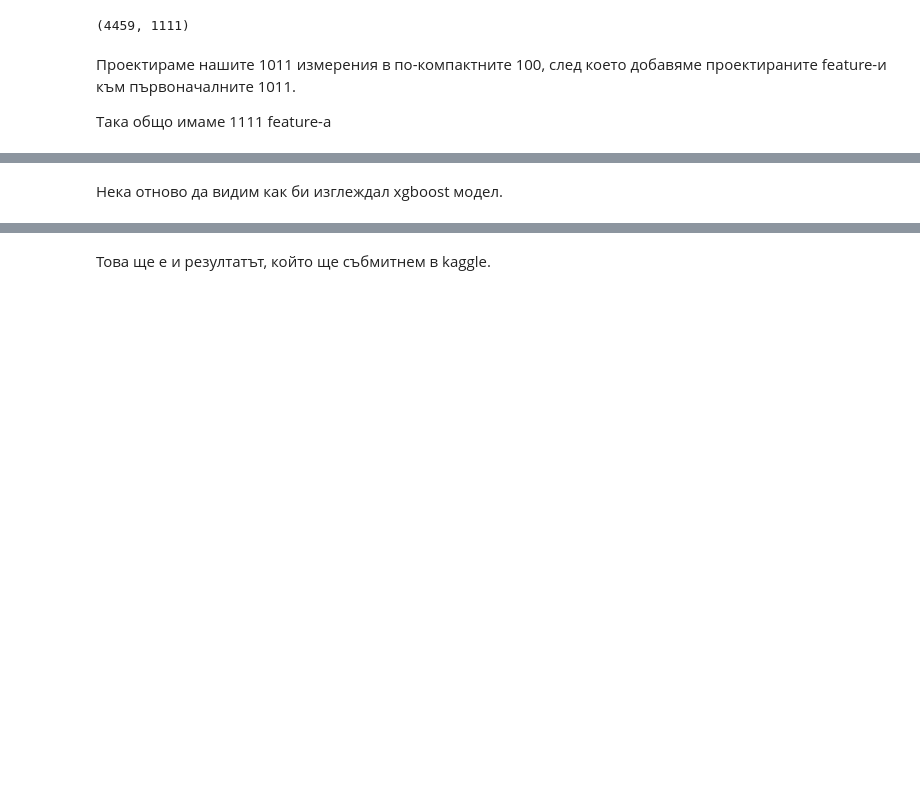
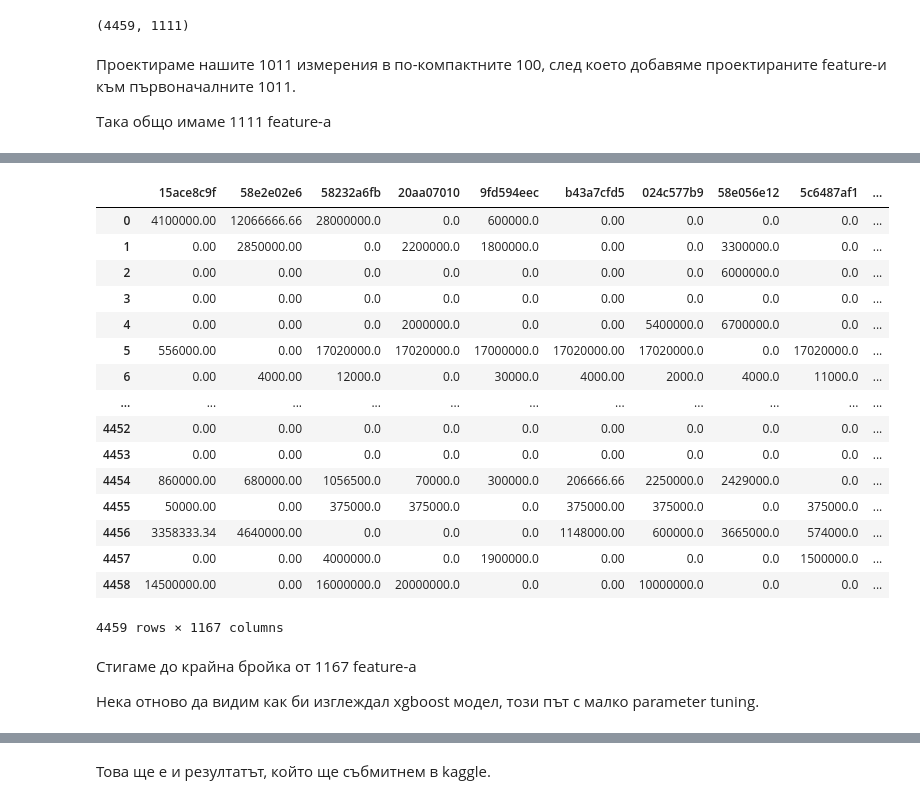
Before and after one commit to KManolov3/machineLearning, a Jupyter notebook: project/Santander Value Prediction.ipynb, the cells around one changed output, grey strips where cells are left out. Cells and saved outputs as stored; diff of their text form; code cells hidden in the pictures; blank space fills up the shorter version.

```diff
--- a/project/Santander Value Prediction.ipynb
+++ b/project/Santander Value Prediction.ipynb
@@ -344,0 +345,20 @@ train.shape
+# %%
+model = xgb.XGBRegressor(objective='reg:linear',booster='gbtree',
+                            silent=1, n_jobs = -1,
+                             random_state = 42, nthread = -1)
+model.fit(train, y_train)
+importances = model.feature_importances_
+indices_by_importance = np.argsort(importances)[::-1]
+# %%
+N_MOST_IMPORTANT_FEATURES = 10
+most_important_train = train.iloc[:,indices_by_importance[:N_MOST_IMPORTANT_FEATURES].tolist()]
+most_important_test = test.iloc[:,indices_by_importance[:N_MOST_IMPORTANT_FEATURES].tolist()]
+most_important_train.fillna(0, inplace=True)
+most_important_test.fillna(0, inplace=True)
+train = train.drop(most_important_train, axis=1)
+test = test.drop(most_important_test, axis=1)
+
+polynomial = PolynomialFeatures(degree=2, include_bias=True, interaction_only=False)
+transformed_train = polynomial.fit_transform(most_important_train)
+transformed_test = polynomial.fit_transform(most_important_test)
+pd.DataFrame(transformed_train).describe()
@@ -345,2 +376,26 @@ train.shape
+# %%
+train = pd.concat([train,pd.DataFrame(transformed_train)], axis = 1)
+test = pd.concat([test,pd.DataFrame(transformed_test)], axis = 1)
+train
+# %% [output]
+|  | 15ace8c9f | 58e2e02e6 | 58232a6fb | 20aa07010 | 9fd594eec | b43a7cfd5 | 024c577b9 | 58e056e12 | 5c6487af1 | ... |
+| 0 | 4100000.00 | 12066666.66 | 28000000.0 | 0.0 | 600000.0 | 0.00 | 0.0 | 0.0 | 0.0 | ... |
+| 1 | 0.00 | 2850000.00 | 0.0 | 2200000.0 | 1800000.0 | 0.00 | 0.0 | 3300000.0 | 0.0 | ... |
+| 2 | 0.00 | 0.00 | 0.0 | 0.0 | 0.0 | 0.00 | 0.0 | 6000000.0 | 0.0 | ... |
+| 3 | 0.00 | 0.00 | 0.0 | 0.0 | 0.0 | 0.00 | 0.0 | 0.0 | 0.0 | ... |
+| 4 | 0.00 | 0.00 | 0.0 | 2000000.0 | 0.0 | 0.00 | 5400000.0 | 6700000.0 | 0.0 | ... |
+| 5 | 556000.00 | 0.00 | 17020000.0 | 17020000.0 | 17000000.0 | 17020000.00 | 17020000.0 | 0.0 | 17020000.0 | ... |
+| 6 | 0.00 | 4000.00 | 12000.0 | 0.0 | 30000.0 | 4000.00 | 2000.0 | 4000.0 | 11000.0 | ... |
+| ... | ... | ... | ... | ... | ... | ... | ... | ... | ... | ... |
+| 4452 | 0.00 | 0.00 | 0.0 | 0.0 | 0.0 | 0.00 | 0.0 | 0.0 | 0.0 | ... |
+| 4453 | 0.00 | 0.00 | 0.0 | 0.0 | 0.0 | 0.00 | 0.0 | 0.0 | 0.0 | ... |
+| 4454 | 860000.00 | 680000.00 | 1056500.0 | 70000.0 | 300000.0 | 206666.66 | 2250000.0 | 2429000.0 | 0.0 | ... |
+| 4455 | 50000.00 | 0.00 | 375000.0 | 375000.0 | 0.0 | 375000.00 | 375000.0 | 0.0 | 375000.0 | ... |
+| 4456 | 3358333.34 | 4640000.00 | 0.0 | 0.0 | 0.0 | 1148000.00 | 600000.0 | 3665000.0 | 574000.0 | ... |
+| 4457 | 0.00 | 0.00 | 4000000.0 | 0.0 | 1900000.0 | 0.00 | 0.0 | 0.0 | 1500000.0 | ... |
+| 4458 | 14500000.00 | 0.00 | 16000000.0 | 20000000.0 | 0.0 | 0.00 | 10000000.0 | 0.0 | 0.0 | ... |
+4459 rows × 1167 columns
 # %% [markdown]
-Нека отново да видим как би изглеждал xgboost модел.
+Стигаме до крайна бройка от 1167 feature-a
+
+Нека отново да видим как би изглеждал xgboost модел, този път с малко parameter tuning.
```
Also changed, not shown: parts of 28 cells of this notebook.
